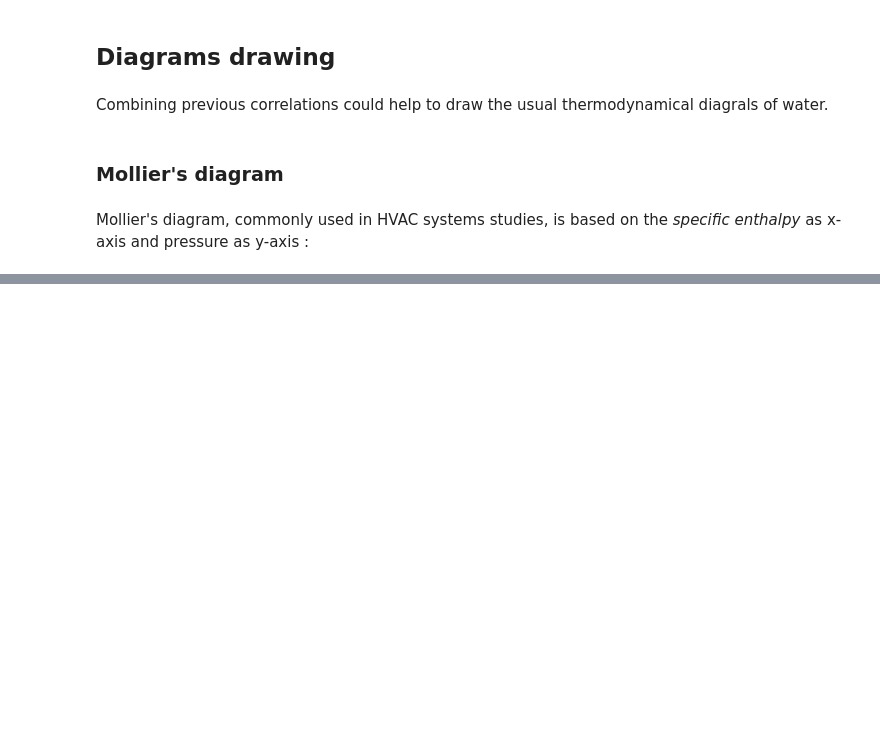
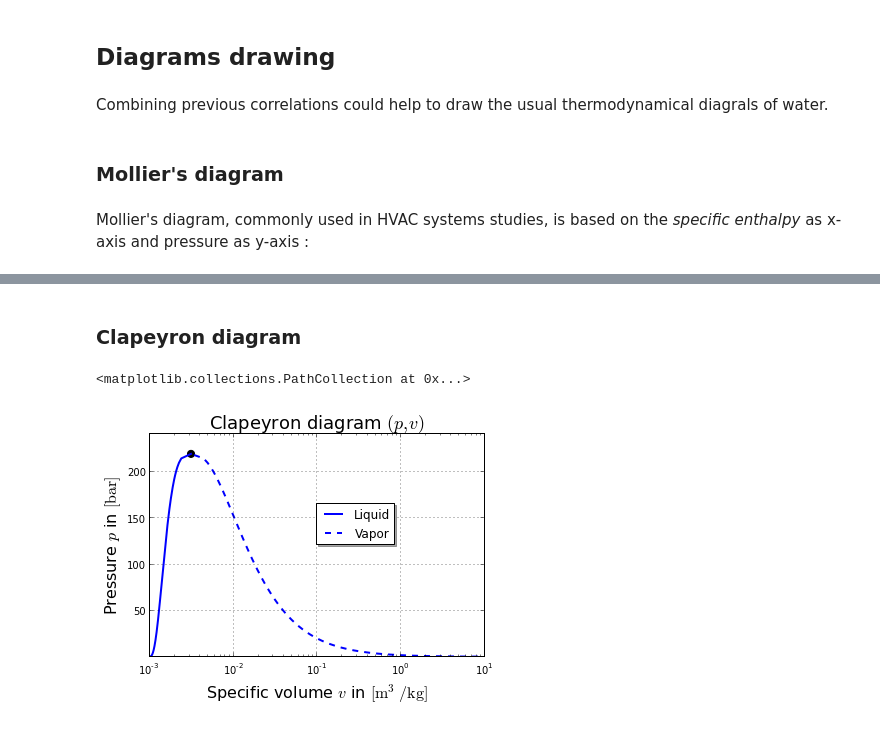
Before and after one commit to avaudrey/IAPWSPy, a Jupyter notebook: IAPWS_demo.ipynb, the cells around one changed output, grey strips where cells are left out. Saved outputs shown, nothing was run; the diff lists cells and outputs as text; code cells hidden in the pictures; blank space fills up the shorter version.

```diff
--- a/IAPWS_demo.ipynb
+++ b/IAPWS_demo.ipynb
@@ -130,0 +135,16 @@ pl.legend((r'Liquid',r'Vapor'),shadow=True,loc=(0.5,0.1))
+# %% [markdown]
+### Clapeyron diagram
+# %%
+pl.grid(True)
+pl.xlim((1e-3,10.0))
+pl.ylim((pt,1.1*pc))
+pl.title(r'Clapeyron diagram $(p,v)$',size=18)
+pl.xlabel(r'Specific volume $v$ in $[{\rm m}^3/{\rm kg}]$',size=16)
+pl.ylabel(r'Pressure $p$ in $[{\rm bar}]$',size=16)
+pl.semilogx(liquid_specific_volume(ListT),psat(ListT),'b-',vapor_specific_volume(ListT),psat(ListT),'b--',lw=2)
+pl.legend((r'Liquid',r'Vapor'),shadow=True,loc=(0.5,0.5))
+# Critical point
+pl.scatter([1/rhoc],[pc],s=50,marker='o',color='k')
+# %% [output]
+<matplotlib.collections.PathCollection at 0x...>
+[figure, added]
```
Also changed, not shown: parts of 1 cell of this notebook.
